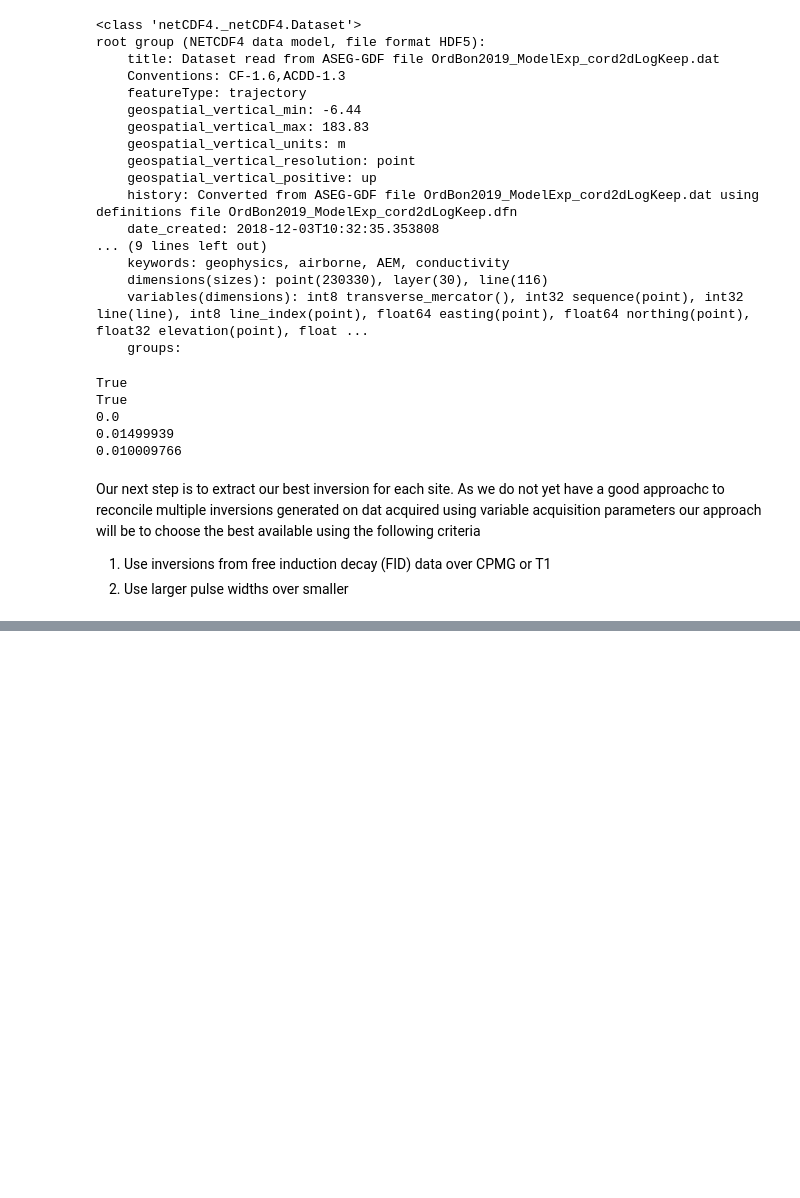
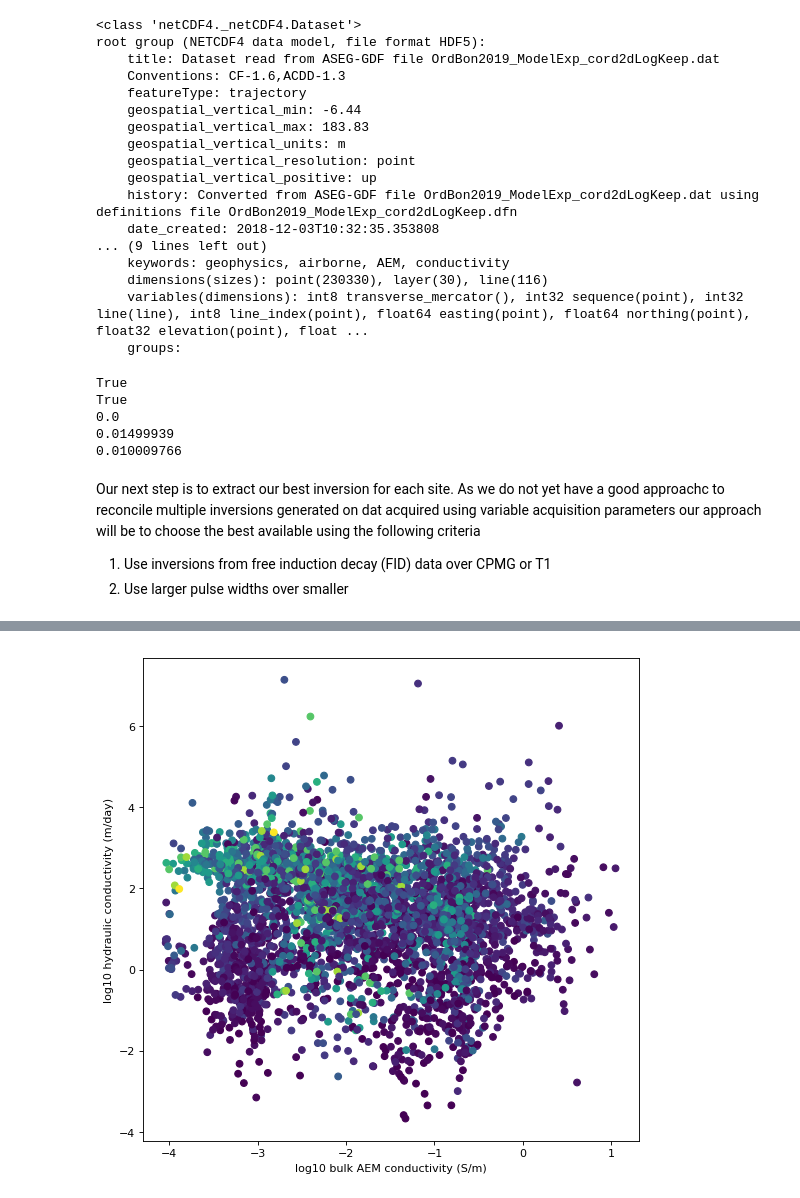
Before and after one commit to GeoscienceAustralia/hydrogeol_utils, a Jupyter notebook: notebooks/probe_geophysical_relationships.ipynb, the cells around one changed output, grey strips where cells are left out. Cells and saved outputs as stored; diff of their text form; code cells hidden in the pictures; blank space fills up the shorter version.

```diff
--- a/notebooks/probe_geophysical_relationships.ipynb
+++ b/notebooks/probe_geophysical_relationships.ipynb
@@ -250,12 +253,14 @@ df_merged['k_estimate'] = SNMR_utils.tc_k_profile(df_merged['Mobile_water_conten
 # %%
 # Focussing on the mobile water content we will plot the results
 
 # Note that this plot includes the unsaturated zone
 
 plt.figure(figsize=(8, 8), dpi=80)
-plt.scatter(np.log10(df_merged['conductivty'].values),
-           df_merged['k_estimate'],
+plt.scatter(np.log10(df_merged['conductivity'].values),
+           (np.log10(df_merged['k_estimate'].values)),
            c = df_merged['Depth_to'])
-plt.xlabel('log10 bulk AEM connductivity (S/m)')
-plt.ylabel('hydraulic conductivity (m/day)')
+plt.xlabel('log10 bulk AEM conductivity (S/m)')
+plt.ylabel('log10 hydraulic conductivity (m/day)')
 plt.show()
+# %% [output]
+[figure, added]
```
Also changed, not shown: parts of 3 cells of this notebook.
